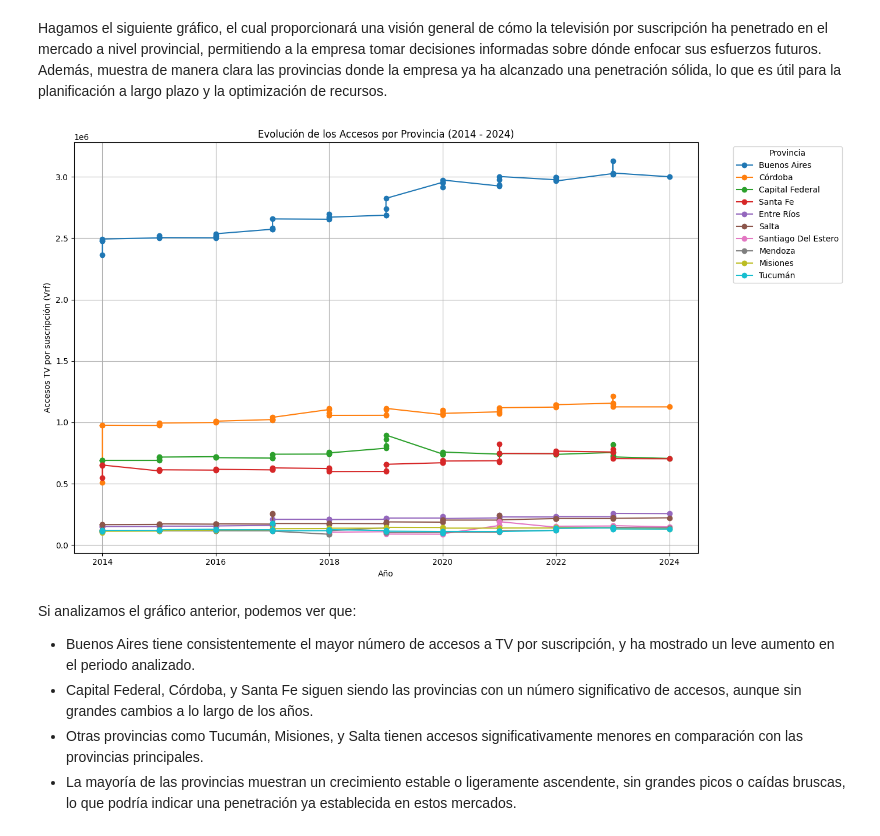
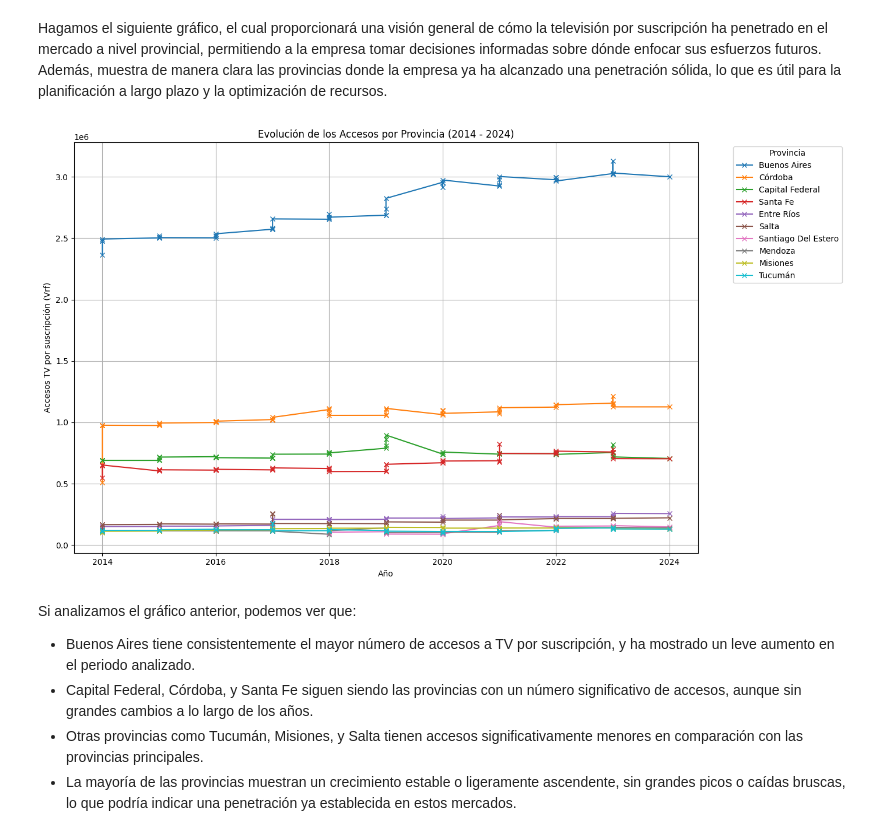
Before and after one commit to Melbutus/Data_Analyst_Telecomunicaciones, a Jupyter notebook: EDA.ipynb, the cells around one changed output. Drawn from its saved outputs; the diff is of its cells as text; code cells hidden in the pictures.

```diff
--- a/EDA.ipynb
+++ b/EDA.ipynb
@@ -884,25 +903,25 @@ Hagamos el siguiente gráfico, el cual proporcionará una visión general de có
 # %%
 # Seleccionar las provincias con mayor cantidad de accesos en 2024 (puedes ajustar esto según lo que te interese)
 top_provincias = Accesos_prov_TV[Accesos_prov_TV['Año'] == 2024].nlargest(10, 'Accesos TV por suscripción (Vrf)')['Provincia']
 
 # Filtrar el dataframe para solo incluir esas provincias
 df_top = Accesos_prov_TV[Accesos_prov_TV['Provincia'].isin(top_provincias)]
 
 # Generar el gráfico
 plt.figure(figsize=(14, 8))
 for provincia in top_provincias:
     data_provincia = df_top[df_top['Provincia'] == provincia]
-    plt.plot(data_provincia['Año'], data_provincia['Accesos TV por suscripción (Vrf)'], marker='o', label=provincia)
+    plt.plot(data_provincia['Año'], data_provincia['Accesos TV por suscripción (Vrf)'], marker='x', label=provincia)
 
 plt.title('Evolución de los Accesos por Provincia (2014 - 2024)')
 plt.xlabel('Año')
 plt.ylabel('Accesos TV por suscripción (Vrf)')
 plt.legend(title='Provincia', bbox_to_anchor=(1.05, 1), loc='upper left')
 plt.grid(True)
 plt.tight_layout()
 plt.show()
 # %% [output]
-[figure, old version]
+[figure, new version]
 # %% [markdown]
 Si analizamos el gráfico anterior, podemos ver que:
 - Buenos Aires tiene consistentemente el mayor número de accesos a TV por suscripción, y ha mostrado un leve aumento en el periodo analizado.
```
Also changed, not shown: parts of 3 cells of this notebook.
